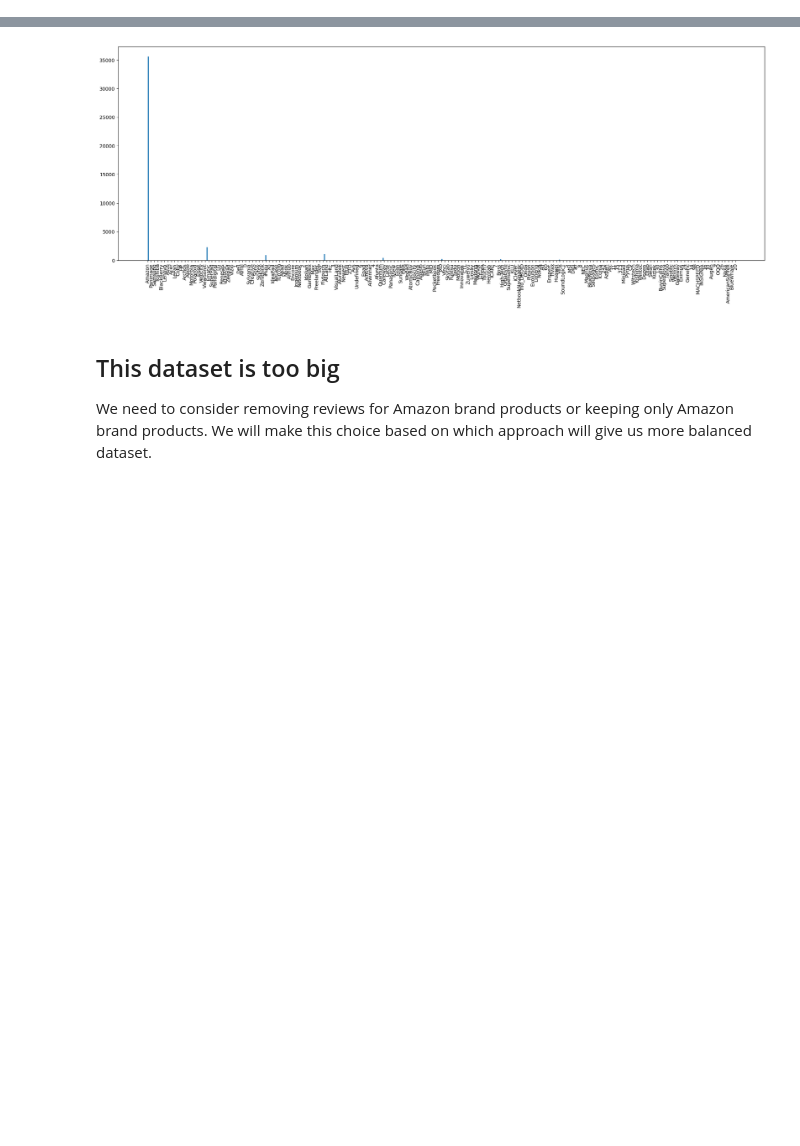
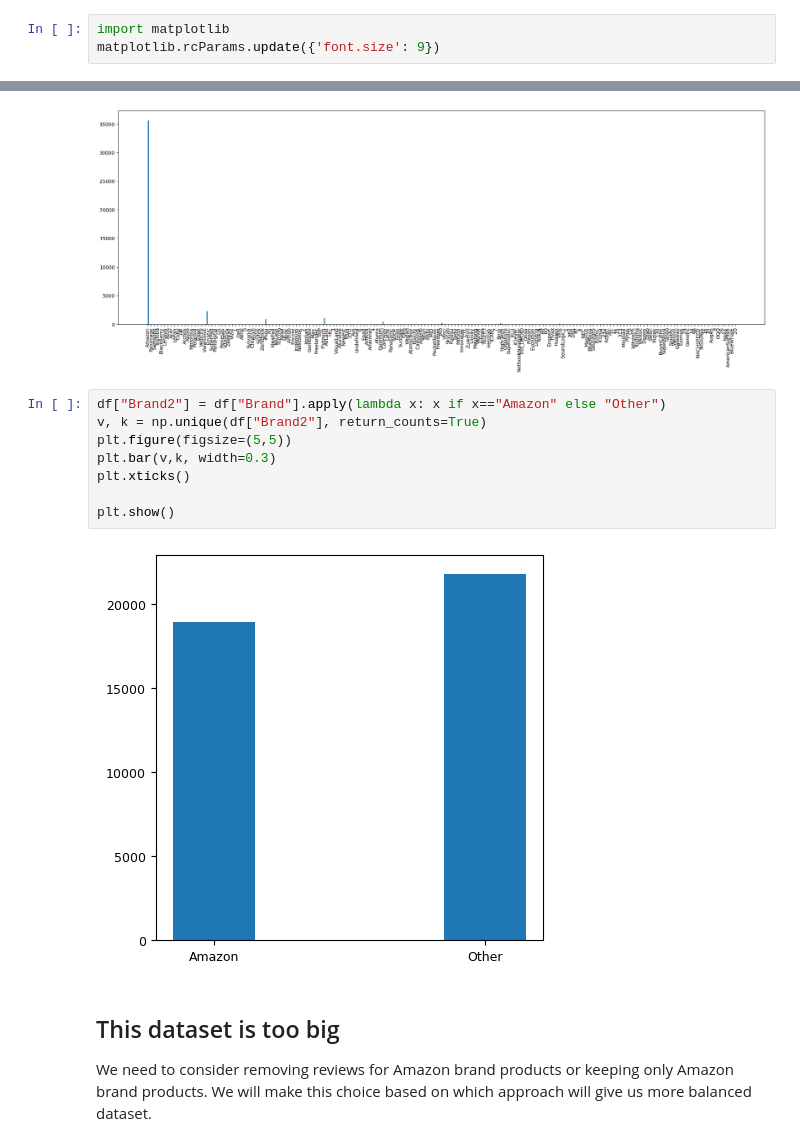
Before and after one commit to pawlik0wskim/BalancingMethodsNLP, a Jupyter notebook: EDA/AMAZON- reviews.ipynb, the cells around one changed output, grey strips where cells are left out. Saved outputs shown, nothing was run; the diff lists cells and outputs as text; blank space fills up the shorter version.

```diff
--- a/EDA/AMAZON- reviews.ipynb
+++ b/EDA/AMAZON- reviews.ipynb
@@ -31,6 +31,9 @@ df
 40741 rows × 60 columns
 # %% [markdown]
 ## Distribution of brands
+# %%
+import matplotlib
+matplotlib.rcParams.update({'font.size': 9})
 # %%
 
 plt.figure(figsize=(24,8))
@@ -40,6 +43,16 @@ plt.xticks(rotation=90)
 plt.show()
 # %% [output]
 [figure]
+# %%
+df["Brand2"] = df["Brand"].apply(lambda x: x if x=="Amazon" else "Other")
+v, k = np.unique(df["Brand2"], return_counts=True)
+plt.figure(figsize=(5,5))
+plt.bar(v,k, width=0.3)
+plt.xticks()
+
+plt.show()
+# %% [output]
+[figure, added]
 # %% [markdown]
 ## This dataset is too big
 We need to consider removing reviews for Amazon brand products or keeping only Amazon brand products. We will make this choice based on which approach will give us more balanced dataset.
```
Also changed, not shown: parts of 1 cell of this notebook, 6 other files.
